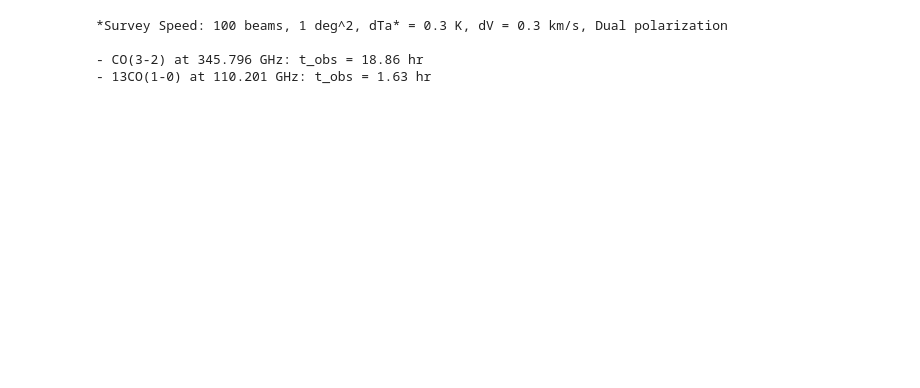
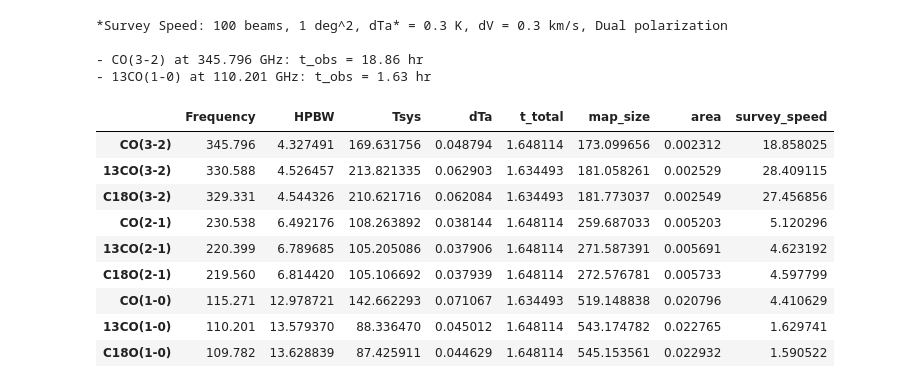
Before and after one commit to ishiishun/lst, a Jupyter notebook: LST_heterodyne_sensitivity.ipynb, the cells around one changed output. Saved outputs shown, nothing was run; the diff lists cells and outputs as text; code cells hidden in the pictures; blank space fills up the shorter version.

```diff
--- a/LST_heterodyne_sensitivity.ipynb
+++ b/LST_heterodyne_sensitivity.ipynb
@@ -423,3 +426,43 @@ print("- 13CO(1-0) at {0:} GHz: t_obs = {1:.2f} hr".format(f, t_obs))
 
 - CO(3-2) at 345.796 GHz: t_obs = 18.86 hr
 - 13CO(1-0) at 110.201 GHz: t_obs = 1.63 hr
+# %%
+lines = {
+    'CO(3-2)': 345.796,
+    '13CO(3-2)': 330.588,
+    'C18O(3-2)': 329.331,
+    'CO(2-1)': 230.538,
+    '13CO(2-1)': 220.399,
+    'C18O(2-1)': 219.56,
+    'CO(1-0)': 115.271,
+    '13CO(1-0)': 110.201,
+    'C18O(1-0)': 109.782
+    }
+# %%
+df = pd.DataFrame.from_dict(lines, orient='index').rename(columns={0:'Frequency'})
+# %%
+df2 = pd.DataFrame()
+for i in df.index:
+    freq = df["Frequency"][i]
+    freq = np.round(freq,1)
+    df2 = df2.append(df_dTa[freq:freq])
+df["HPBW"] = df2["HPBW"].values
+df["Tsys"] = df2["Tsys"].values
+df["dTa"] = df2["dTa"].values
+df["t_total"] = df2["t_total"].values
+df["map_size"] = df2["map_size"].values
+df["area"] = df2["area"].values
+df["survey_speed"] = df2["t_total_dTa_des_1deg2"].values
+# %%
+df
+# %% [output]
+|  | Frequency | HPBW | Tsys | dTa | t_total | map_size | area | survey_speed |
+| CO(3-2) | 345.796 | 4.327491 | 169.631756 | 0.048794 | 1.648114 | 173.099656 | 0.002312 | 18.858025 |
+| 13CO(3-2) | 330.588 | 4.526457 | 213.821335 | 0.062903 | 1.634493 | 181.058261 | 0.002529 | 28.409115 |
+| C18O(3-2) | 329.331 | 4.544326 | 210.621716 | 0.062084 | 1.634493 | 181.773037 | 0.002549 | 27.456856 |
+| CO(2-1) | 230.538 | 6.492176 | 108.263892 | 0.038144 | 1.648114 | 259.687033 | 0.005203 | 5.120296 |
+| 13CO(2-1) | 220.399 | 6.789685 | 105.205086 | 0.037906 | 1.648114 | 271.587391 | 0.005691 | 4.623192 |
+| C18O(2-1) | 219.560 | 6.814420 | 105.106692 | 0.037939 | 1.648114 | 272.576781 | 0.005733 | 4.597799 |
+| CO(1-0) | 115.271 | 12.978721 | 142.662293 | 0.071067 | 1.634493 | 519.148838 | 0.020796 | 4.410629 |
+| 13CO(1-0) | 110.201 | 13.579370 | 88.336470 | 0.045012 | 1.648114 | 543.174782 | 0.022765 | 1.629741 |
+| C18O(1-0) | 109.782 | 13.628839 | 87.425911 | 0.044629 | 1.648114 | 545.153561 | 0.022932 | 1.590522 |
```
Also changed, not shown: parts of 15 cells of this notebook.
